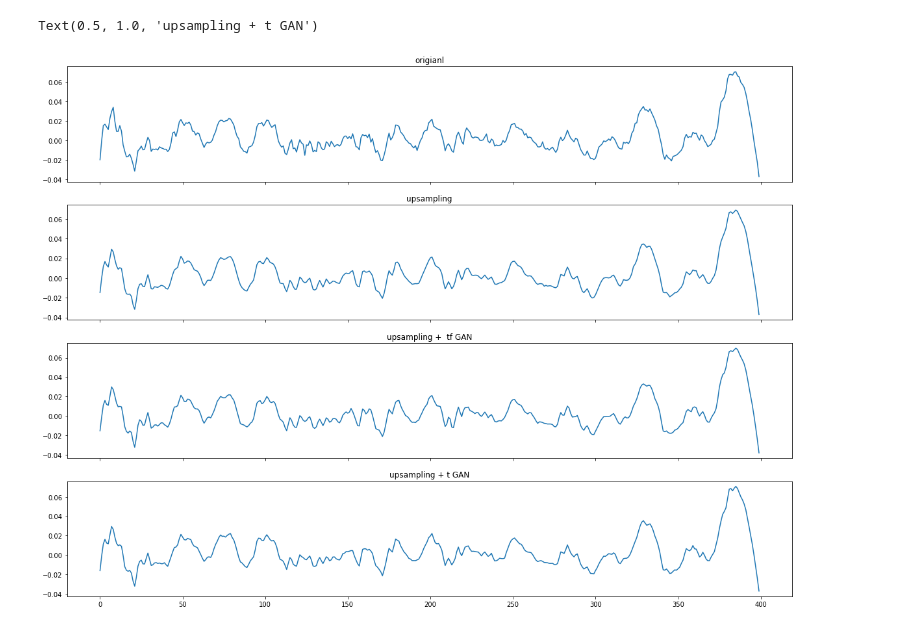
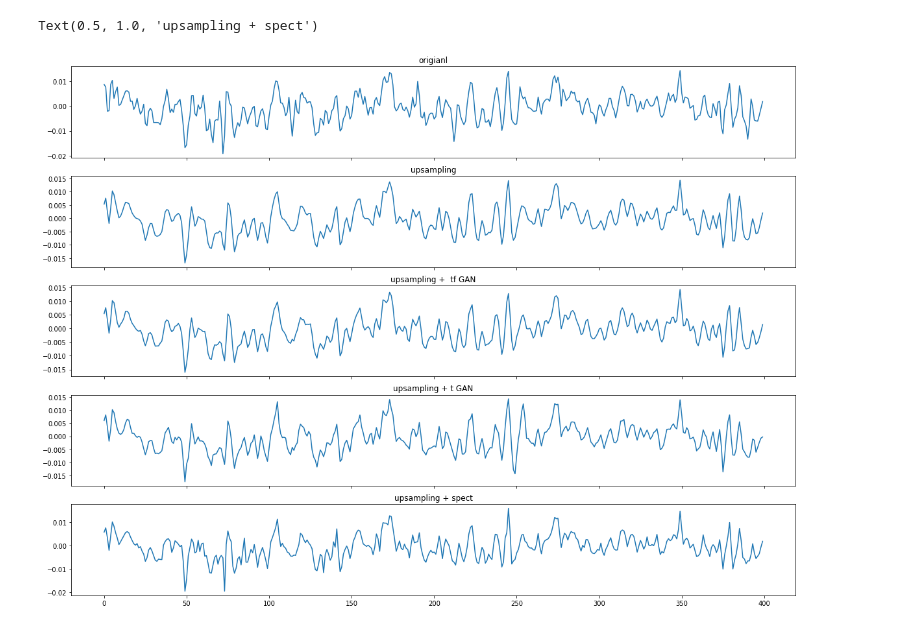
Before and after one commit to mohamad-hasan-sohan-ajini/snippets, a Jupyter notebook: audio_super_resolution/compare.ipynb, the cells around one changed output. Cells and saved outputs as stored; diff of their text form; code cells hidden in the pictures.

```diff
--- a/audio_super_resolution/compare.ipynb
+++ b/audio_super_resolution/compare.ipynb
@@ -5,24 +5,31 @@ import soundfile as sf
 import torch
 
 from model import ResNet
+
+device = torch.device('cuda:0')
 # %%
-x, sr = sf.read('resources/wav/id07396_aq4ZbefRp3E_00161.wav')
+x, sr = sf.read('resources/wav/id06310_eemPrRNIUek_00184.wav')
 x = x.astype(np.float32)
 # %%
+model_spect = ResNet(n_layers=[3, 5, 5, 3], init_planes=32)
+model_spect.load_state_dict(torch.load('models_spect/asr_e66.pth', map_location=device))
+model_spect.eval()
+model_spect.to(device)
+
 model_t1 = ResNet(n_layers=[3, 5, 5, 3], init_planes=32)
-model_t1.load_state_dict(torch.load('models_t1/asr_e29.pth'))
+model_t1.load_state_dict(torch.load('models_t1/asr_e51.pth', map_location=device))
 model_t1.eval()
-model_t1.to('cuda:0')
+model_t1.to(device)
 
 model_tf1 = ResNet(n_layers=[3, 5, 5, 3], init_planes=32)
-model_tf1.load_state_dict(torch.load('models_tf1/asr_e29.pth'))
+model_tf1.load_state_dict(torch.load('models_tf1/asr_e43.pth', map_location=device))
 model_tf1.eval()
-model_tf1.to('cuda:0')
+model_tf1.to(device)
 
 model_old = ResNet(n_layers=[3, 5, 5, 3], init_planes=32)
-model_old.load_state_dict(torch.load('models_old/asr_e29.pth'))
+model_old.load_state_dict(torch.load('models_old/asr_e49.pth', map_location=device))
 model_old.eval()
-model_old.to('cuda:0')
+model_old.to(device)
 print('')
 # %%
 sf.write('original.wav', x, samplerate=sr)
@@ -31,8 +38,11 @@ sf.write('original_downsample.wav', x[::2], samplerate=sr // 2)
 x_zero = x.copy()
 x_zero[::2] = 0
 # %%
-x_zero = torch.from_numpy(x_zero).unsqueeze(0).unsqueeze(0).to('cuda:0')
+x_zero = torch.from_numpy(x_zero).unsqueeze(0).unsqueeze(0).to(device)
 
+with torch.no_grad():
+    out_spect = model_spect(x_zero)
+sf.write('r_spect.wav', out_spect.squeeze().cpu().numpy(), 16000)
 
 with torch.no_grad():
     out_t1 = model_t1(x_zero)
@@ -46,17 +56,19 @@ with torch.no_grad():
     out_old = model_old(x_zero)
 sf.write('r_old.wav', out_old.squeeze().cpu().numpy(), 16000)
 # %%
-fig, (ax1, ax2, ax3, ax4) = plt.subplots(4, 1, sharex=True, figsize=(20, 15))
+fig, (ax1, ax2, ax3, ax4, ax5) = plt.subplots(5, 1, sharex=True, figsize=(20, 15))
 offset = 60000
 n_samples = 400
 ax1.plot(x[offset:offset + n_samples])
 ax1.set_title('origianl')
 ax2.plot(out_old.squeeze().cpu().numpy()[offset:offset + n_samples])
 ax2.set_title('upsampling')
 ax3.plot(out_tf1.squeeze().cpu().numpy()[offset:offset + n_samples])
 ax3.set_title('upsampling +  tf GAN')
 ax4.plot(out_t1.squeeze().cpu().numpy()[offset:offset + n_samples])
 ax4.set_title('upsampling + t GAN')
+ax5.plot(out_spect.squeeze().cpu().numpy()[offset:offset + n_samples])
+ax5.set_title('upsampling + spect')
 # %% [output]
-Text(0.5, 1.0, 'upsampling + t GAN')
+Text(0.5, 1.0, 'upsampling + spect')
-[figure, old version]
+[figure, new version]
```
Also changed, not shown: 2 other files.
